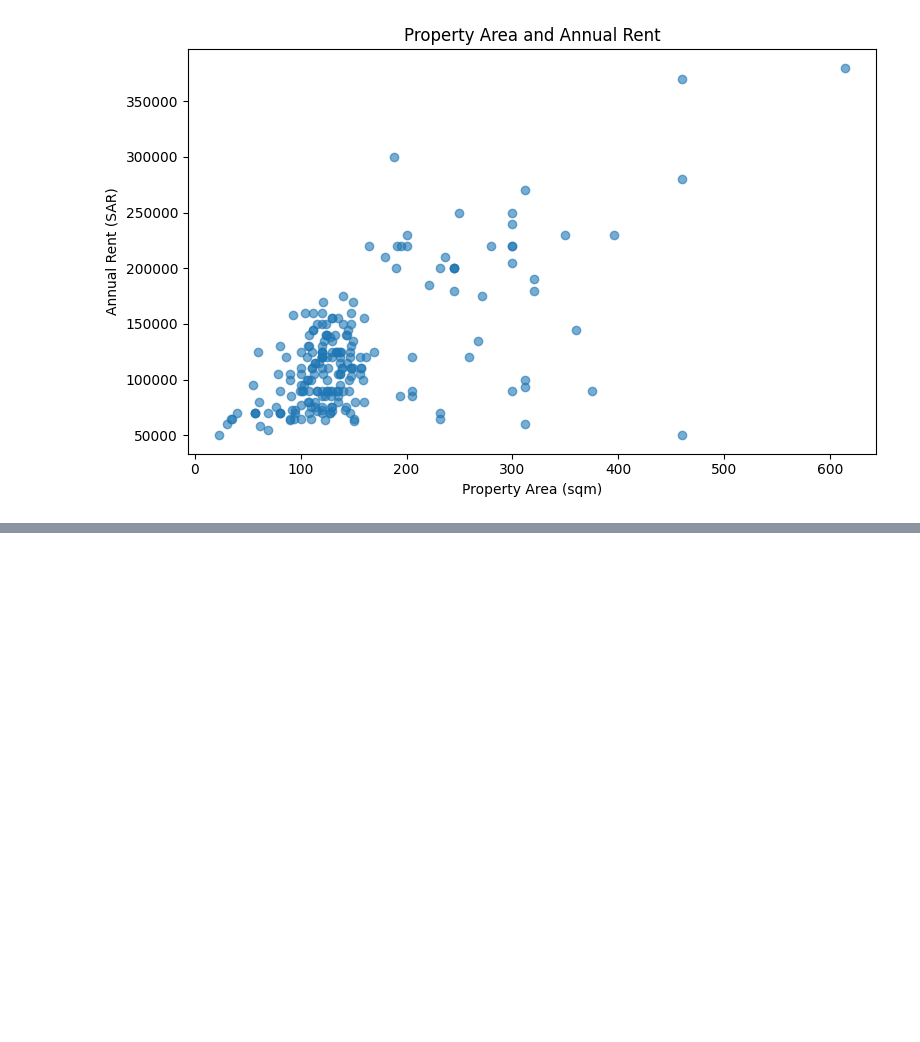
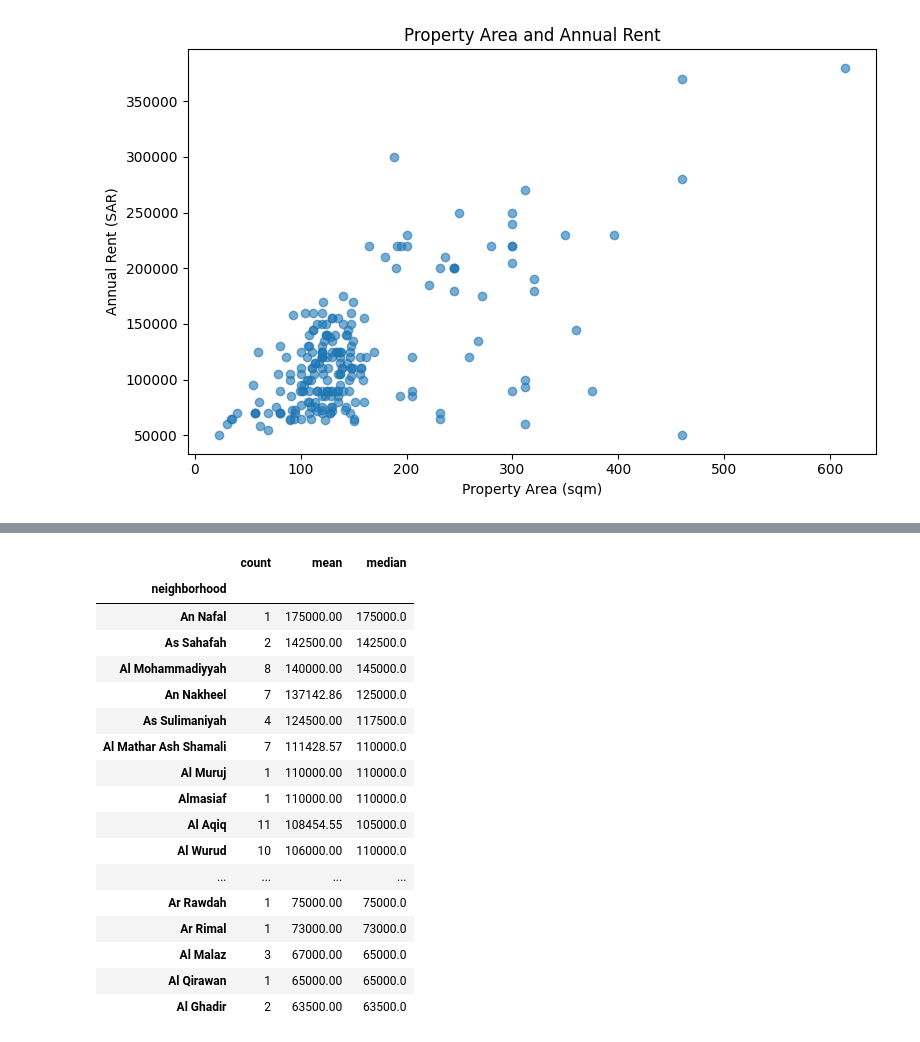
Before and after one commit to 1FATIMAH1/IT362, a Jupyter notebook: Phase2.ipynb, the cells around one changed output, grey strips where cells are left out. Saved outputs shown, nothing was run; the diff lists cells and outputs as text; code cells hidden in the pictures; blank space fills up the shorter version.

```diff
--- a/Phase2.ipynb
+++ b/Phase2.ipynb
@@ -722,0 +810,38 @@ plt.show()
+# %%
+# Select apartment listings only
+apartments = eda_df[
+    eda_df['property_type'] == 'Apartments'
+].copy()
+
+# Summarize apartment rents in each neighborhood
+apartment_rent_by_neighborhood = apartments.groupby(
+    'neighborhood'
+)['annual_rent_sar'].agg(['count', 'mean', 'median'])
+
+# Sort from highest to lowest mean rent
+apartment_rent_by_neighborhood = (
+    apartment_rent_by_neighborhood
+    .sort_values('mean', ascending=False)
+    .round(2)
+)
+
+display(apartment_rent_by_neighborhood)
+# %% [output]
+|  | count | mean | median |
+| neighborhood |  |  |  |
+| An Nafal | 1 | 175000.00 | 175000.0 |
+| As Sahafah | 2 | 142500.00 | 142500.0 |
+| Al Mohammadiyyah | 8 | 140000.00 | 145000.0 |
+| An Nakheel | 7 | 137142.86 | 125000.0 |
+| As Sulimaniyah | 4 | 124500.00 | 117500.0 |
+| Al Mathar Ash Shamali | 7 | 111428.57 | 110000.0 |
+| Al Muruj | 1 | 110000.00 | 110000.0 |
+| Almasiaf | 1 | 110000.00 | 110000.0 |
+| Al Aqiq | 11 | 108454.55 | 105000.0 |
+| Al Wurud | 10 | 106000.00 | 110000.0 |
+| ... | ... | ... | ... |
+| Ar Rawdah | 1 | 75000.00 | 75000.0 |
+| Ar Rimal | 1 | 73000.00 | 73000.0 |
+| Al Malaz | 3 | 67000.00 | 65000.0 |
+| Al Qirawan | 1 | 65000.00 | 65000.0 |
+| Al Ghadir | 2 | 63500.00 | 63500.0 |
```
Also changed, not shown: parts of 9 cells of this notebook.
